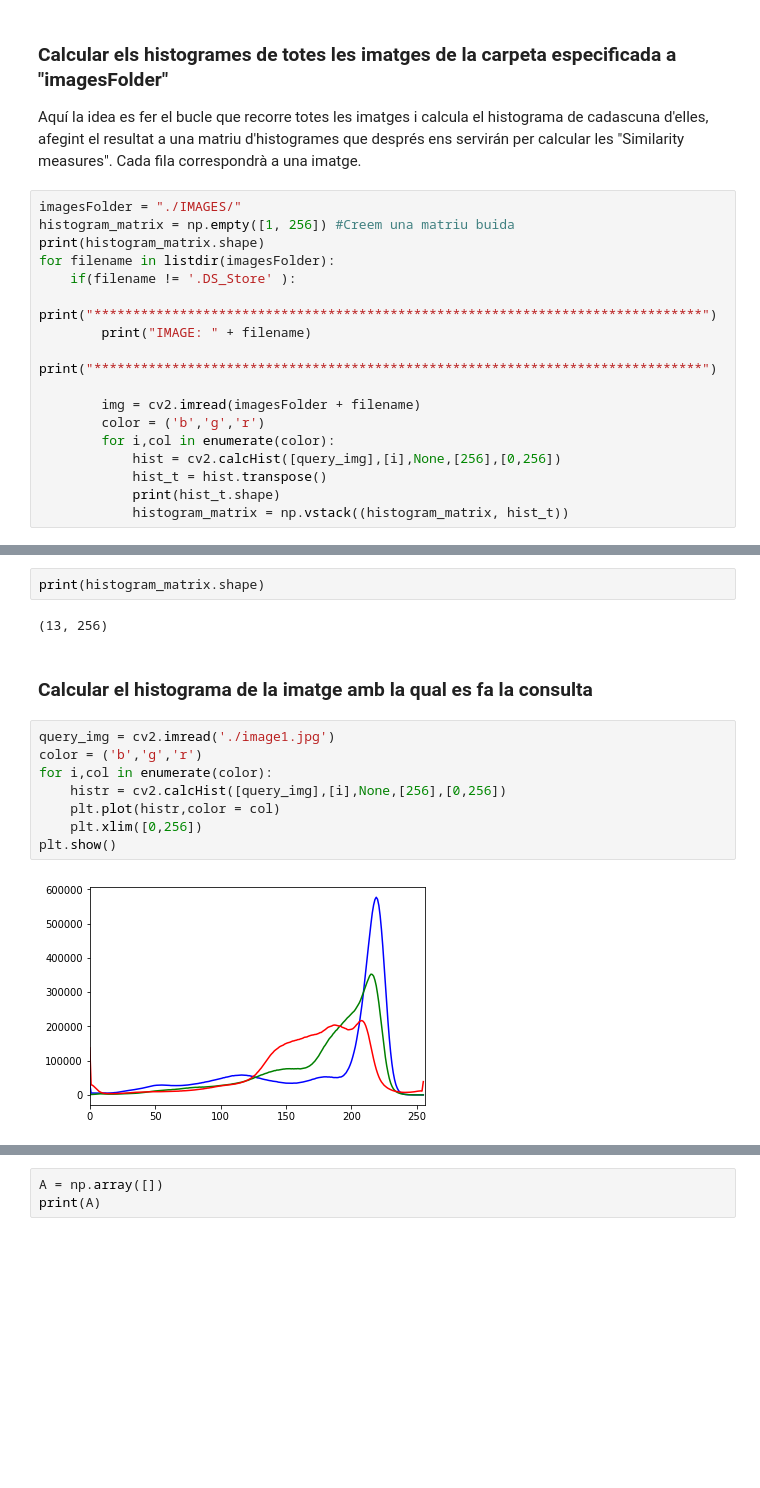
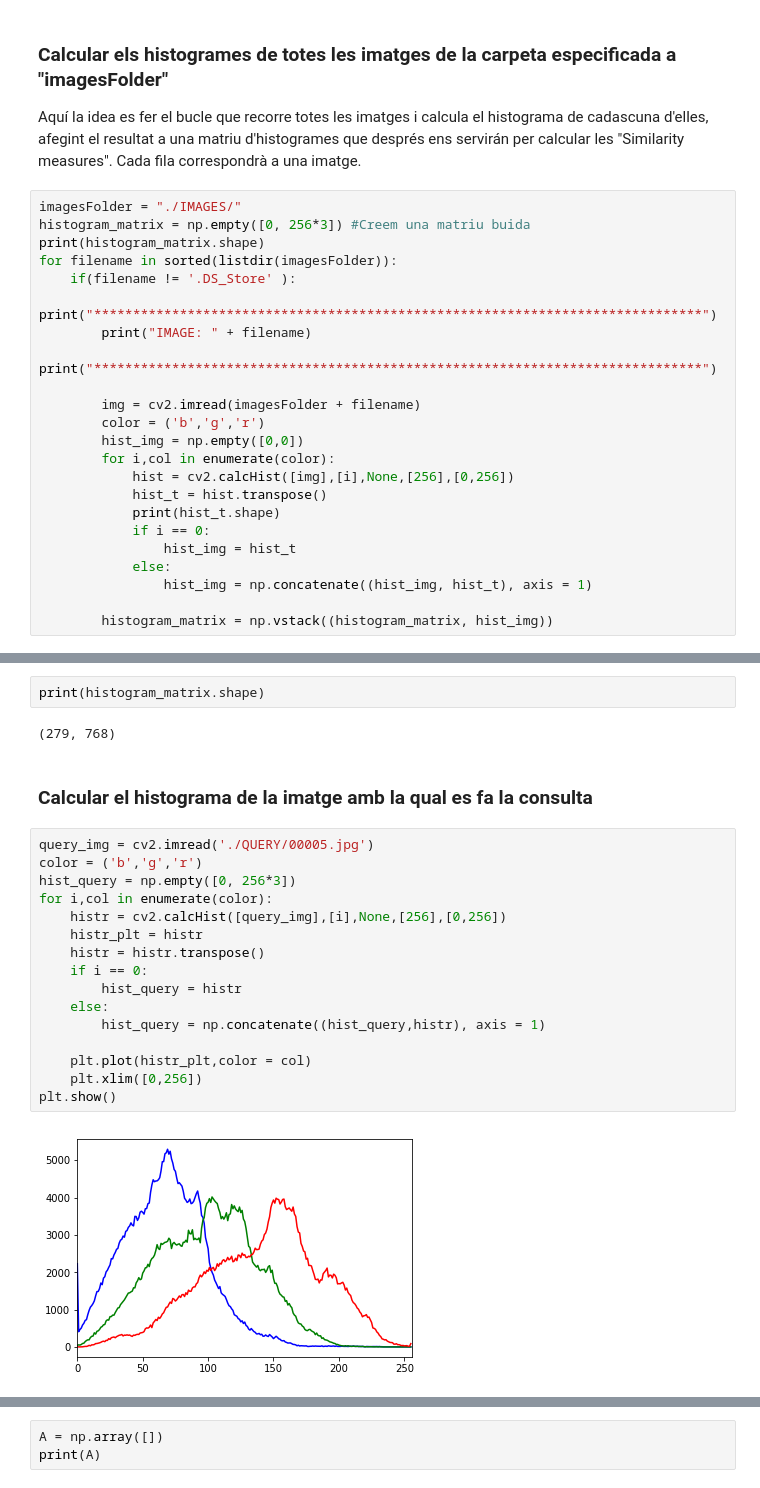
Before and after one commit to MCV-2019-M1-Project/Team7, a Jupyter notebook: Week1_code.ipynb, the cells around one changed output, grey strips where cells are left out. Cells and saved outputs as stored; diff of their text form; blank space fills up the shorter version.

```diff
--- a/Week1_code.ipynb
+++ b/Week1_code.ipynb
@@ -12,9 +12,9 @@ Aquí la idea es fer el bucle que recorre totes les imatges i calcula el histogr
 Cada fila correspondrà a una imatge.
 # %%
 imagesFolder = "./IMAGES/"
-histogram_matrix = np.empty([1, 256]) #Creem una matriu buida
+histogram_matrix = np.empty([0, 256*3]) #Creem una matriu buida
 print(histogram_matrix.shape)
-for filename in listdir(imagesFolder):
+for filename in sorted(listdir(imagesFolder)):
     if(filename != '.DS_Store' ):
         print("******************************************************************************")
         print("IMAGE: " + filename)
@@ -22,9 +22,15 @@ for filename in listdir(imagesFolder):
 
         img = cv2.imread(imagesFolder + filename)
         color = ('b','g','r')
+        hist_img = np.empty([0,0])
         for i,col in enumerate(color):
-            hist = cv2.calcHist([query_img],[i],None,[256],[0,256])
+            hist = cv2.calcHist([img],[i],None,[256],[0,256])
             hist_t = hist.transpose()
             print(hist_t.shape)
-            histogram_matrix = np.vstack((histogram_matrix, hist_t))
+            if i == 0:
+                hist_img = hist_t
+            else:
+                hist_img = np.concatenate((hist_img, hist_t), axis = 1)
+
+        histogram_matrix = np.vstack((histogram_matrix, hist_img))
 # %% [output]
@@ -48,16 +54,24 @@ IMAGE: Captura de pantalla 2019-05-25 a las 10.49.08.png
 # %%
 print(histogram_matrix.shape)
 # %% [output]
-(13, 256)
+(279, 768)
 # %% [markdown]
 ### Calcular el histograma de la imatge amb la qual es fa la consulta
 # %%
-query_img = cv2.imread('./image1.jpg')
+query_img = cv2.imread('./QUERY/00005.jpg')
 color = ('b','g','r')
+hist_query = np.empty([0, 256*3])
 for i,col in enumerate(color):
     histr = cv2.calcHist([query_img],[i],None,[256],[0,256])
-    plt.plot(histr,color = col)
+    histr_plt = histr
+    histr = histr.transpose()
+    if i == 0:
+        hist_query = histr
+    else:
+        hist_query = np.concatenate((hist_query,histr), axis = 1)
+
+    plt.plot(histr_plt,color = col)
     plt.xlim([0,256])
 plt.show()
 # %% [output]
-[figure, old version]
+[figure, new version]
```
Also changed, not shown: parts of 6 cells of this notebook, 32 other files.
